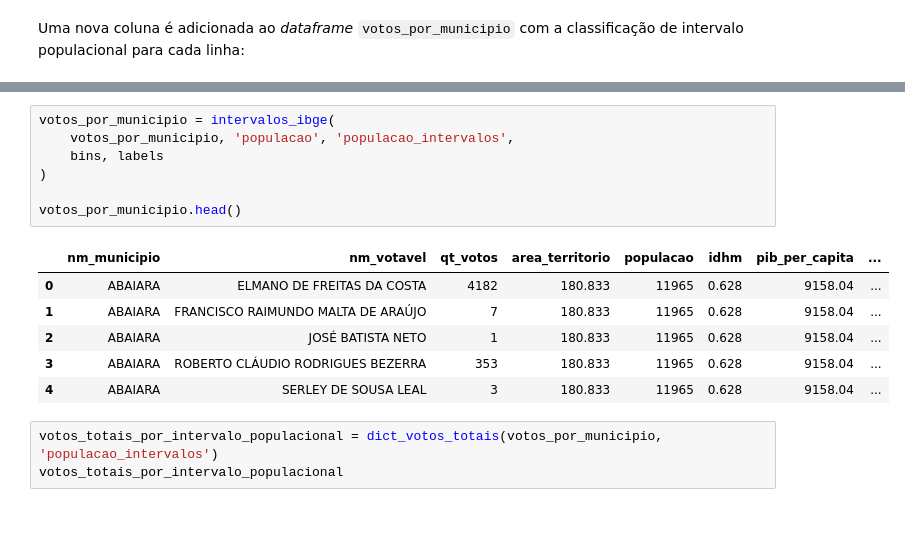
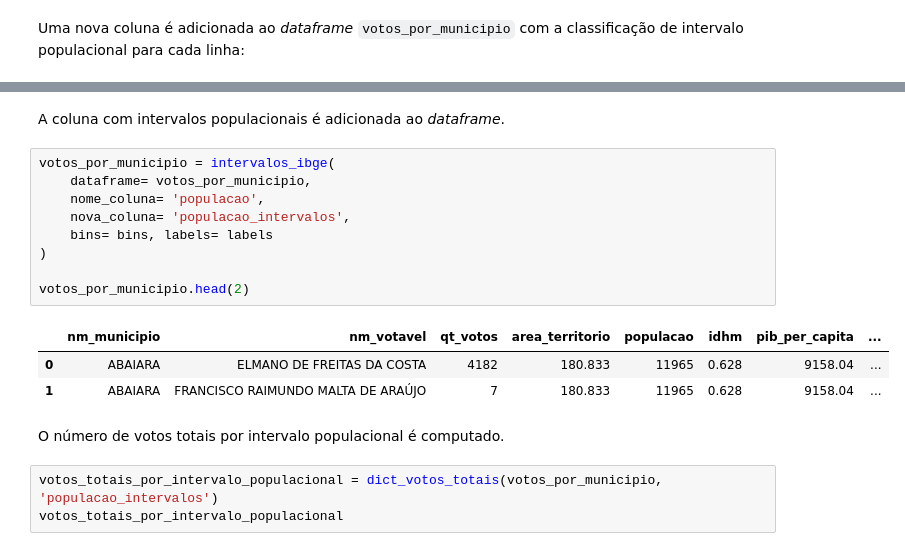
Before and after one commit to DamodaraBarbosa/clustering_municipios_eleicoes_2022_ceara, a Jupyter notebook: 05_data_analysis_eleicoes_ceara_2022.ipynb, the cells around one changed output, grey strips where cells are left out. Cells and saved outputs as stored; diff of their text form; blank space fills up the shorter version.

```diff
--- a/05_data_analysis_eleicoes_ceara_2022.ipynb
+++ b/05_data_analysis_eleicoes_ceara_2022.ipynb
@@ -911,17 +929,20 @@ def dataframe_com_porcentagens(dataframe: pd.DataFrame, dictionary: dict, coluna
+# %% [markdown]
+A coluna com intervalos populacionais é adicionada ao *dataframe*.
 # %%
 votos_por_municipio = intervalos_ibge(
-    votos_por_municipio, 'populacao', 'populacao_intervalos',
-    bins, labels
+    dataframe= votos_por_municipio,
+    nome_coluna= 'populacao',
+    nova_coluna= 'populacao_intervalos',
+    bins= bins, labels= labels
 )
 
-votos_por_municipio.head()
+votos_por_municipio.head(2)
 # %% [output]
 |  | nm_municipio | nm_votavel | qt_votos | area_territorio | populacao | idhm | pib_per_capita | ... |
 | 0 | ABAIARA | ELMANO DE FREITAS DA COSTA | 4182 | 180.833 | 11965 | 0.628 | 9158.04 | ... |
 | 1 | ABAIARA | FRANCISCO RAIMUNDO MALTA DE ARAÚJO | 7 | 180.833 | 11965 | 0.628 | 9158.04 | ... |
-| 2 | ABAIARA | JOSÉ BATISTA NETO | 1 | 180.833 | 11965 | 0.628 | 9158.04 | ... |
-| 3 | ABAIARA | ROBERTO CLÁUDIO RODRIGUES BEZERRA | 353 | 180.833 | 11965 | 0.628 | 9158.04 | ... |
-| 4 | ABAIARA | SERLEY DE SOUSA LEAL | 3 | 180.833 | 11965 | 0.628 | 9158.04 | ... |
+# %% [markdown]
+O número de votos totais por intervalo populacional é computado.
 # %%
 votos_totais_por_intervalo_populacional = dict_votos_totais(votos_por_municipio, 'populacao_intervalos')
 votos_totais_por_intervalo_populacional
```
Also changed, not shown: parts of 39 cells of this notebook.
